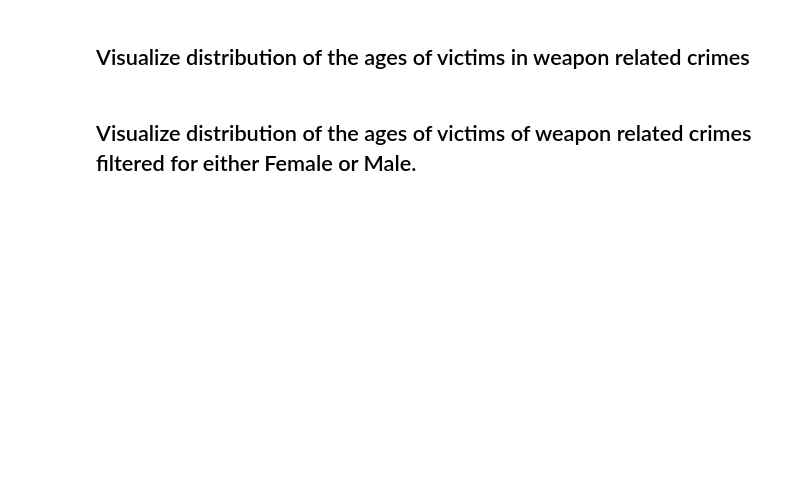
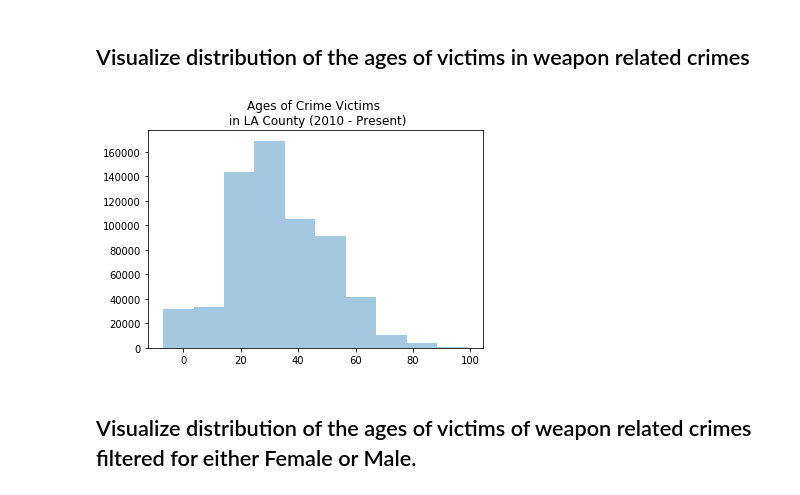
Before and after one commit to BitterScientist/bitterscientist.com, a Jupyter notebook: folders/ds_blogs/projects/la_weapon_crimes/WeaponsCrimeProject.ipynb, the cells around one changed output. Drawn from its saved outputs; the diff is of its cells as text; code cells hidden in the pictures; blank space fills up the shorter version.

```diff
--- a/folders/ds_blogs/projects/la_weapon_crimes/WeaponsCrimeProject.ipynb
+++ b/folders/ds_blogs/projects/la_weapon_crimes/WeaponsCrimeProject.ipynb
@@ -359,9 +248,11 @@ vic_age_by_sex
 ## Visualize distribution of the ages of victims in weapon related crimes
 # %%
 # Plot all the victim age for all victims
-sns.distplot(weapon_crime_df[['Vict_Age']], bins=10, kde=False).set_title('Ages of Crime Victims \n in LA County (2010 - Present)')
-plt.savefig("static/images/vict_age_all_histogram.png", bbox_inches='tight')
+sns.distplot(weapon_df[['Vict_Age']], bins=10, kde=False).set_title('Ages of Crime Victims \n in LA County (2010 - Present)')
+plt.savefig("static/images/plot_vict_age_all_histogram.png", bbox_inches='tight')
 plt.show()
+# %% [output]
+[figure, added]
 # %% [markdown]
 ## Visualize distribution of the ages of victims of weapon related crimes filtered for either Female or Male.
 # %%
```
Also changed, not shown: parts of 90 cells of this notebook, 20 other files.
